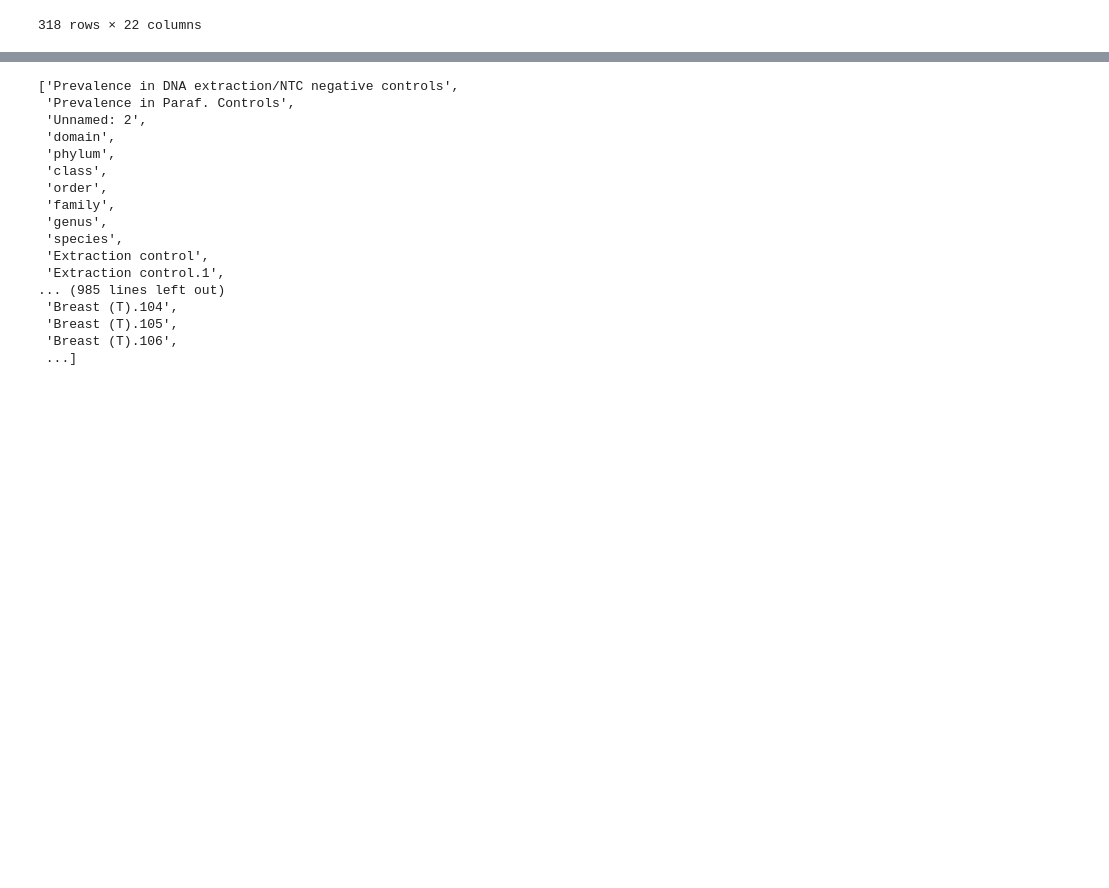
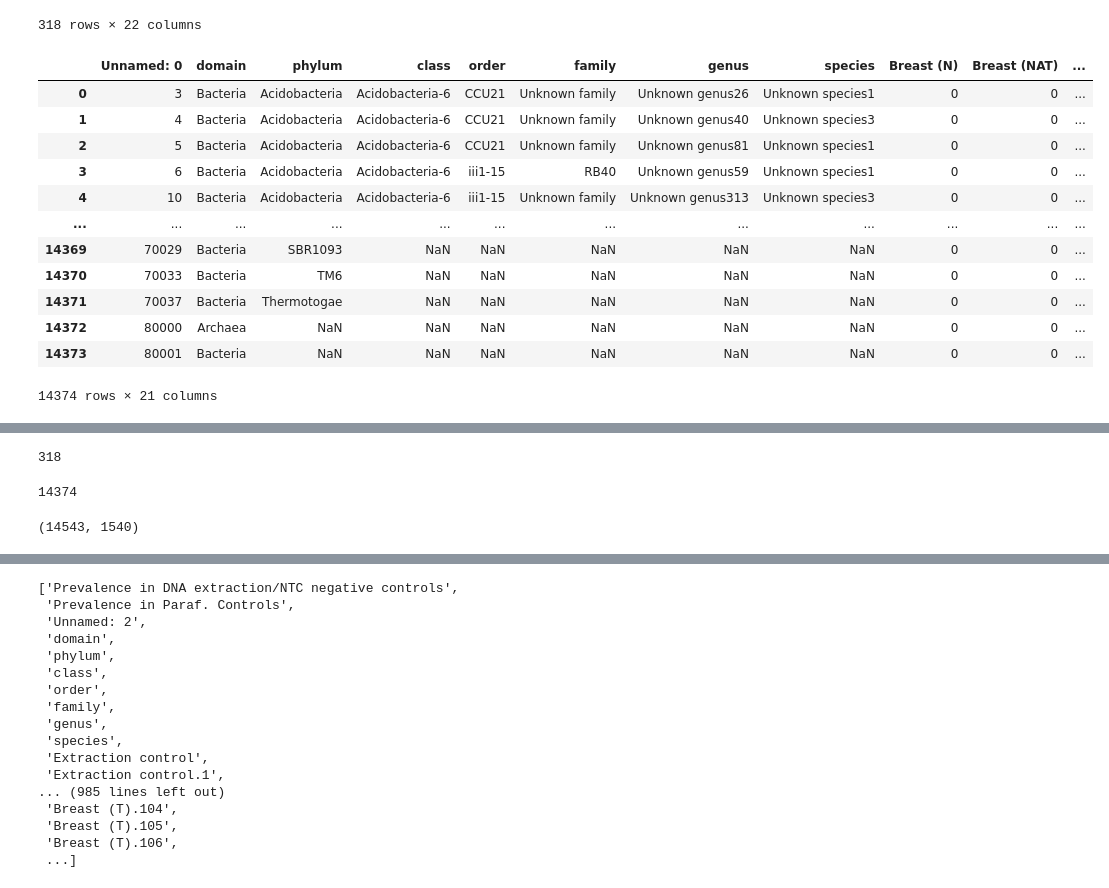
Before and after one commit to dmartimarti/micit_prediction, a Jupyter notebook: species_frequencies.ipynb, the cells around one changed output, grey strips where cells are left out. Drawn from its saved outputs; the diff is of its cells as text; code cells hidden in the pictures; blank space fills up the shorter version.

```diff
--- a/species_frequencies.ipynb
+++ b/species_frequencies.ipynb
@@ -25,6 +25,9 @@ full_df
 14543 rows × 2342 columns
 # %%
 hits = pd.read_csv('final_hits.csv')
+
+all_hits = pd.read_excel('aay9189_TableS4.xlsx',
+                     sheet_name='Hits',skiprows=2)
 # %%
 hits
 # %% [output]
@@ -41,6 +44,22 @@ hits
 | 316 | 16025 | Bacteria | Spirochaetes | Spirochaetes | Spirochaetales | Spirochaetaceae | Treponema | Treponema socranskii | 0 | 0 | ... |
 | 317 | 16320 | Bacteria | Verrucomicrobia | Verrucomicrobiae | Verrucomicrobiales | Verrucomicrobiaceae | Akkermansia | Akkermansia muciniphila | 0 | 0 | ... |
 318 rows × 22 columns
+# %%
+all_hits
+# %% [output]
+|  | Unnamed: 0 | domain | phylum | class | order | family | genus | species | Breast (N) | Breast (NAT) | ... |
+| 0 | 3 | Bacteria | Acidobacteria | Acidobacteria-6 | CCU21 | Unknown family | Unknown genus26 | Unknown species1 | 0 | 0 | ... |
+| 1 | 4 | Bacteria | Acidobacteria | Acidobacteria-6 | CCU21 | Unknown family | Unknown genus40 | Unknown species3 | 0 | 0 | ... |
+| 2 | 5 | Bacteria | Acidobacteria | Acidobacteria-6 | CCU21 | Unknown family | Unknown genus81 | Unknown species1 | 0 | 0 | ... |
+| 3 | 6 | Bacteria | Acidobacteria | Acidobacteria-6 | iii1-15 | RB40 | Unknown genus59 | Unknown species1 | 0 | 0 | ... |
+| 4 | 10 | Bacteria | Acidobacteria | Acidobacteria-6 | iii1-15 | Unknown family | Unknown genus313 | Unknown species3 | 0 | 0 | ... |
+| ... | ... | ... | ... | ... | ... | ... | ... | ... | ... | ... | ... |
+| 14369 | 70029 | Bacteria | SBR1093 | NaN | NaN | NaN | NaN | NaN | 0 | 0 | ... |
+| 14370 | 70033 | Bacteria | TM6 | NaN | NaN | NaN | NaN | NaN | 0 | 0 | ... |
+| 14371 | 70037 | Bacteria | Thermotogae | NaN | NaN | NaN | NaN | NaN | 0 | 0 | ... |
+| 14372 | 80000 | Archaea | NaN | NaN | NaN | NaN | NaN | NaN | 0 | 0 | ... |
+| 14373 | 80001 | Bacteria | NaN | NaN | NaN | NaN | NaN | NaN | 0 | 0 | ... |
+14374 rows × 21 columns
 # %%
 full_df[full_df['Unnamed: 2']==218]
 # %% [output]
@@ -53,2 +73,14 @@ hit_index = hits['Unnamed: 0'].tolist()
+# %%
+len(hit_index)
+# %% [output]
+318
+# %%
+len(all_hit_index)
+# %% [output]
+14374
+# %%
+full_df.shape
+# %% [output]
+(14543, 1540)
 # %%
 hits_df = full_df[full_df['Unnamed: 2'].isin(hit_index)]
```
Also changed, not shown: parts of 3 cells of this notebook, 16 other files.
